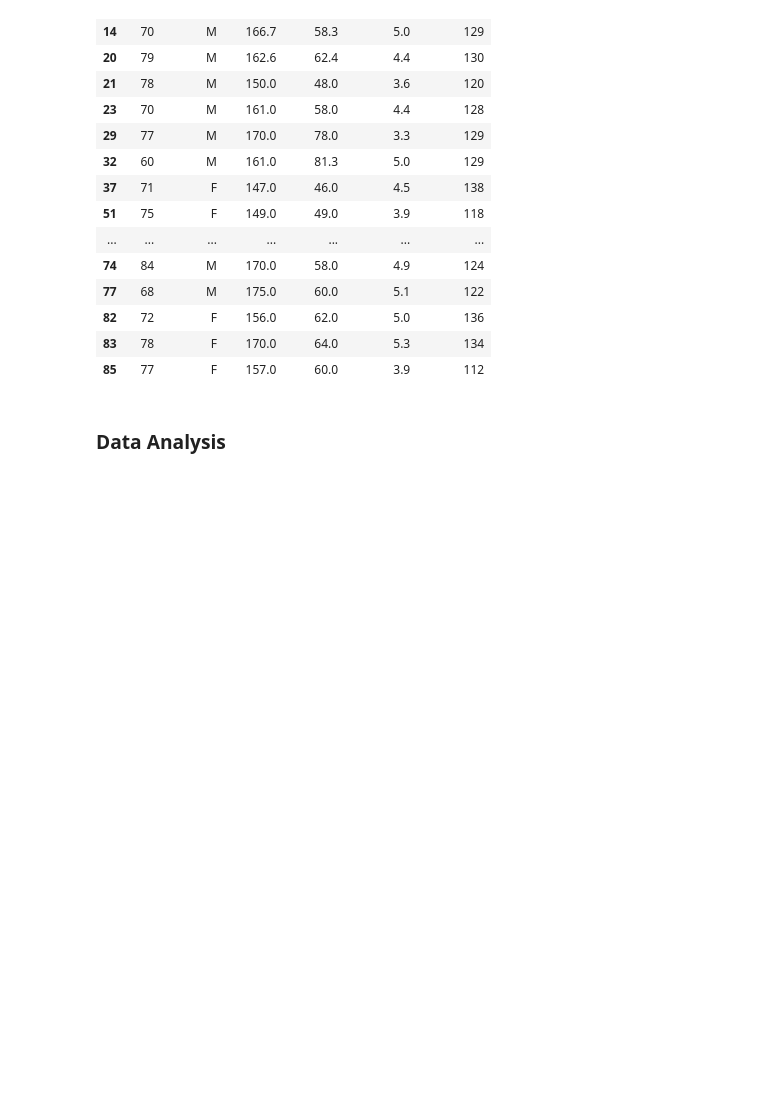
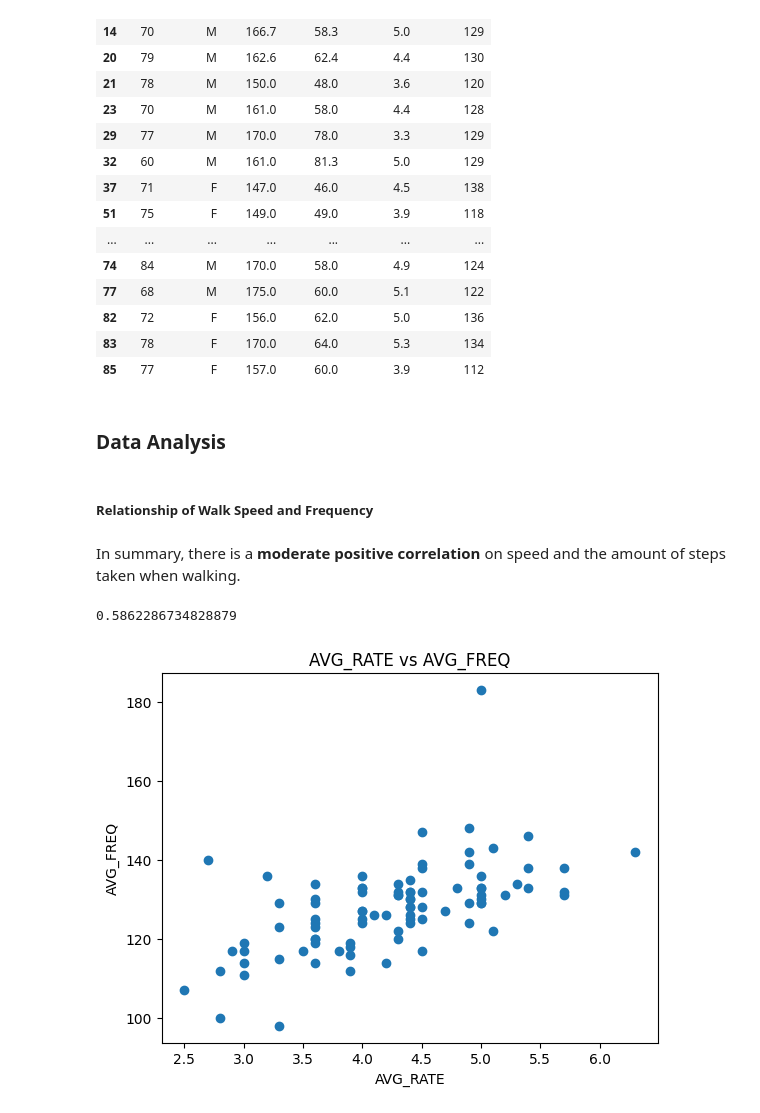
Before and after one commit to mihkuno/GAIT, a Jupyter notebook: main.ipynb, the cells around one changed output. Cells and saved outputs as stored; diff of their text form; code cells hidden in the pictures; blank space fills up the shorter version.

Commit message:
added correlation of walk speed and frequency

```diff
--- a/main.ipynb
+++ b/main.ipynb
@@ -252,3 +248,23 @@ test # view dataframe
 | 85 | 77 | F | 157.0 | 60.0 | 3.9 | 112 |
 # %% [markdown]
 ### **Data Analysis**
+# %% [markdown]
+##### **Relationship of Walk Speed and Frequency**
+# %% [markdown]
+In summary, there is a **moderate positive correlation** on speed and the amount of steps taken when walking.
+# %%
+# calculate the correlation coefficient
+cor_df = df['AVG_RATE'].corr(df['AVG_FREQ'])
+cor_df # view dataframe
+# %% [output]
+0.5862286734828879
+# %%
+# scatter plot of the correlation
+import matplotlib.pyplot as plt
+plt.scatter(df['AVG_RATE'], df['AVG_FREQ'])
+plt.title('AVG_RATE vs AVG_FREQ')
+plt.xlabel('AVG_RATE')
+plt.ylabel('AVG_FREQ')
+plt.show()
+# %% [output]
+[figure, added]
```
Also changed, not shown: parts of 24 cells of this notebook.
